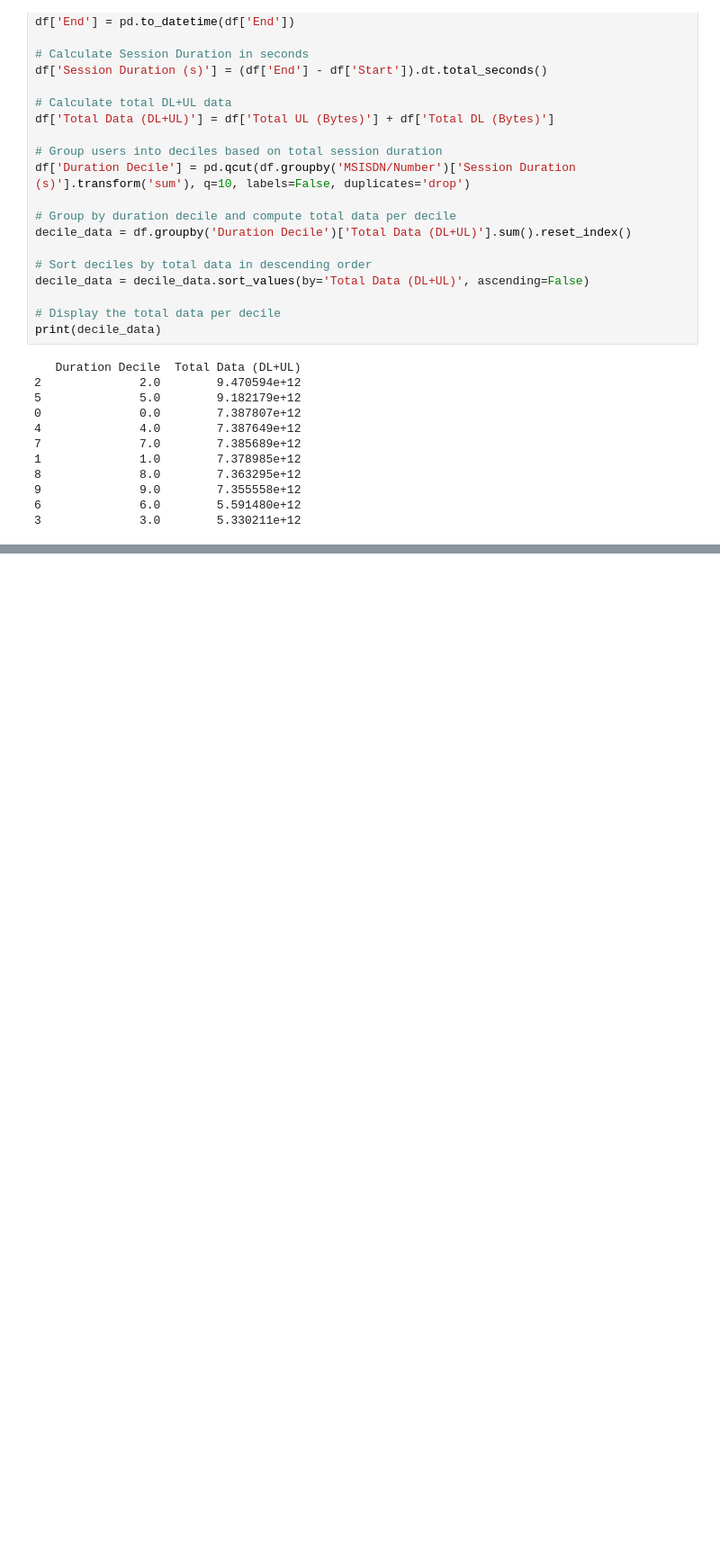
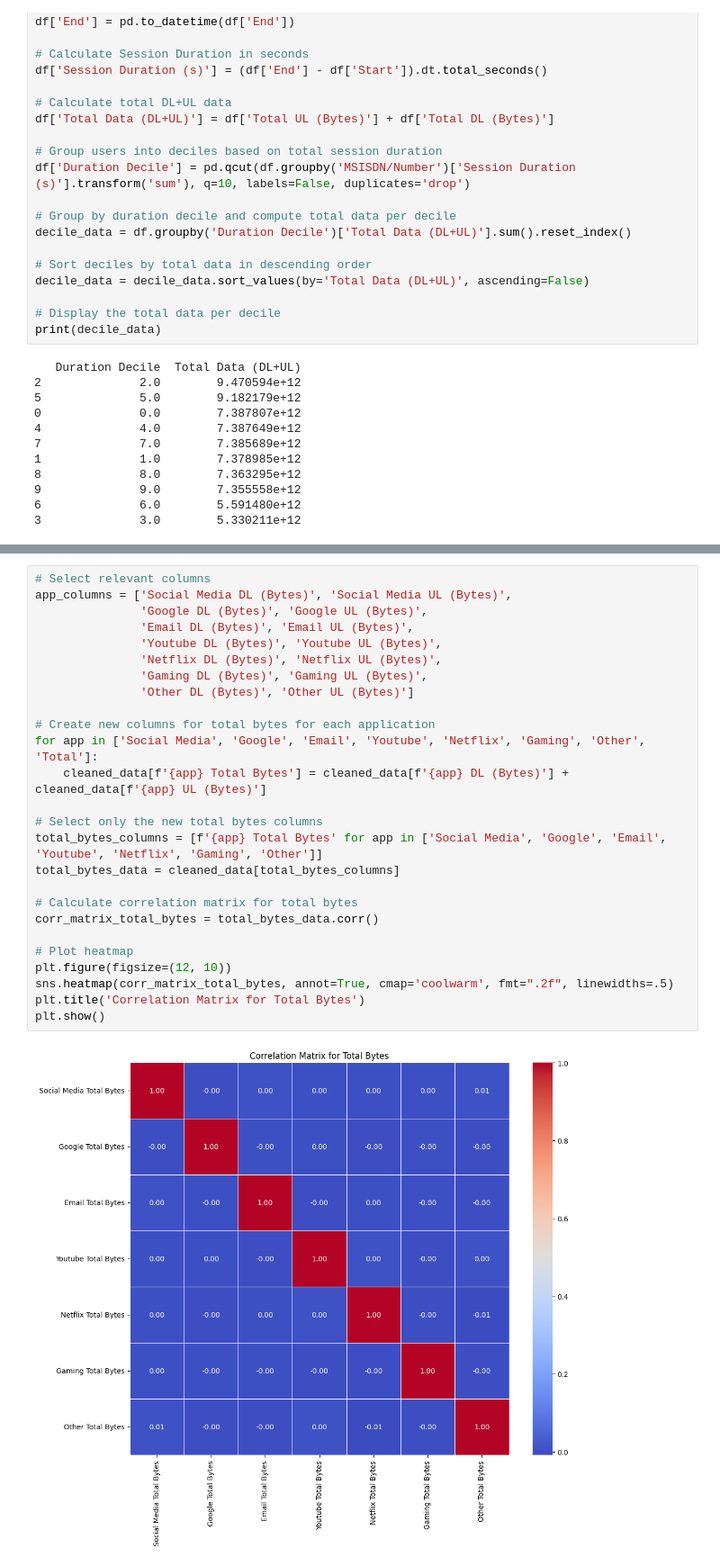
Before and after one commit to merronmuche/telecom_eda, a Jupyter notebook: eda.ipynb, the cells around one changed output, grey strips where cells are left out. Shown at 90% size. Drawn from its saved outputs; the diff is of its cells as text; blank space fills up the shorter version.

```diff
--- a/eda.ipynb
+++ b/eda.ipynb
@@ -434,0 +412,28 @@ Other UL (Bytes)                 -0.006011          1.000000
+# %%
+# Select relevant columns
+app_columns = ['Social Media DL (Bytes)', 'Social Media UL (Bytes)',
+               'Google DL (Bytes)', 'Google UL (Bytes)',
+               'Email DL (Bytes)', 'Email UL (Bytes)',
+               'Youtube DL (Bytes)', 'Youtube UL (Bytes)',
+               'Netflix DL (Bytes)', 'Netflix UL (Bytes)',
+               'Gaming DL (Bytes)', 'Gaming UL (Bytes)',
+               'Other DL (Bytes)', 'Other UL (Bytes)']
+
+# Create new columns for total bytes for each application
+for app in ['Social Media', 'Google', 'Email', 'Youtube', 'Netflix', 'Gaming', 'Other', 'Total']:
+    cleaned_data[f'{app} Total Bytes'] = cleaned_data[f'{app} DL (Bytes)'] + cleaned_data[f'{app} UL (Bytes)']
+
+# Select only the new total bytes columns
+total_bytes_columns = [f'{app} Total Bytes' for app in ['Social Media', 'Google', 'Email', 'Youtube', 'Netflix', 'Gaming', 'Other']]
+total_bytes_data = cleaned_data[total_bytes_columns]
+
+# Calculate correlation matrix for total bytes
+corr_matrix_total_bytes = total_bytes_data.corr()
+
+# Plot heatmap
+plt.figure(figsize=(12, 10))
+sns.heatmap(corr_matrix_total_bytes, annot=True, cmap='coolwarm', fmt=".2f", linewidths=.5)
+plt.title('Correlation Matrix for Total Bytes')
+plt.show()
+# %% [output]
+[figure, added]
```
Also changed, not shown: parts of 8 cells of this notebook.
